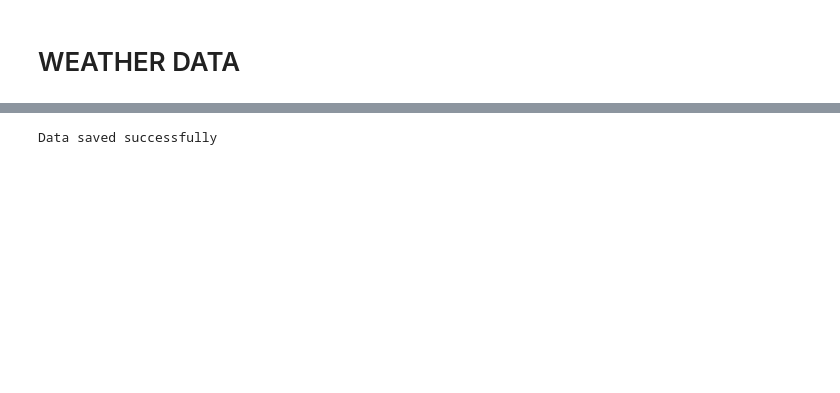
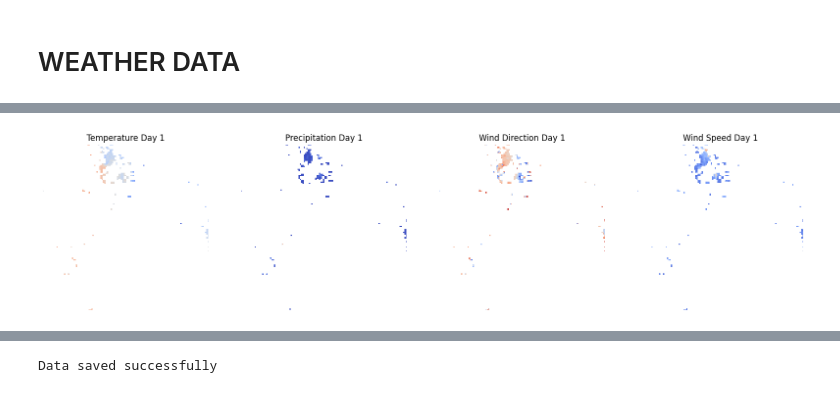
Before and after one commit to derreyann/sentinel-utbm, a Jupyter notebook: proper.ipynb, the cells around one changed output, grey strips where cells are left out. Cells and saved outputs as stored; diff of their text form; code cells hidden in the pictures; blank space fills up the shorter version.

```diff
--- a/proper.ipynb
+++ b/proper.ipynb
@@ -346,3 +360,26 @@ Number of pixels with no data:  14572
+# %%
+# Just on the first day
+fig, axs = plt.subplots(1, 4, figsize=(20, 20))
+
+axs[0].imshow(mask_tavg[0], cmap="coolwarm")
+axs[0].set_title("Temperature Day 1")
+axs[0].axis("off")
+
+axs[1].imshow(mask_prcp[0], cmap="coolwarm")
+axs[1].set_title("Precipitation Day 1")
+axs[1].axis("off")
+
+axs[2].imshow(mask_wdir[0], cmap="coolwarm")
+axs[2].set_title("Wind Direction Day 1")
+axs[2].axis("off")
+
+axs[3].imshow(mask_wspd[0], cmap="coolwarm")
+axs[3].set_title("Wind Speed Day 1")
+axs[3].axis("off")
+
+plt.show()
+# %% [output]
+[figure, added]
 # %%
 profile
 # %% [output]
```
Also changed, not shown: parts of 32 cells of this notebook.
